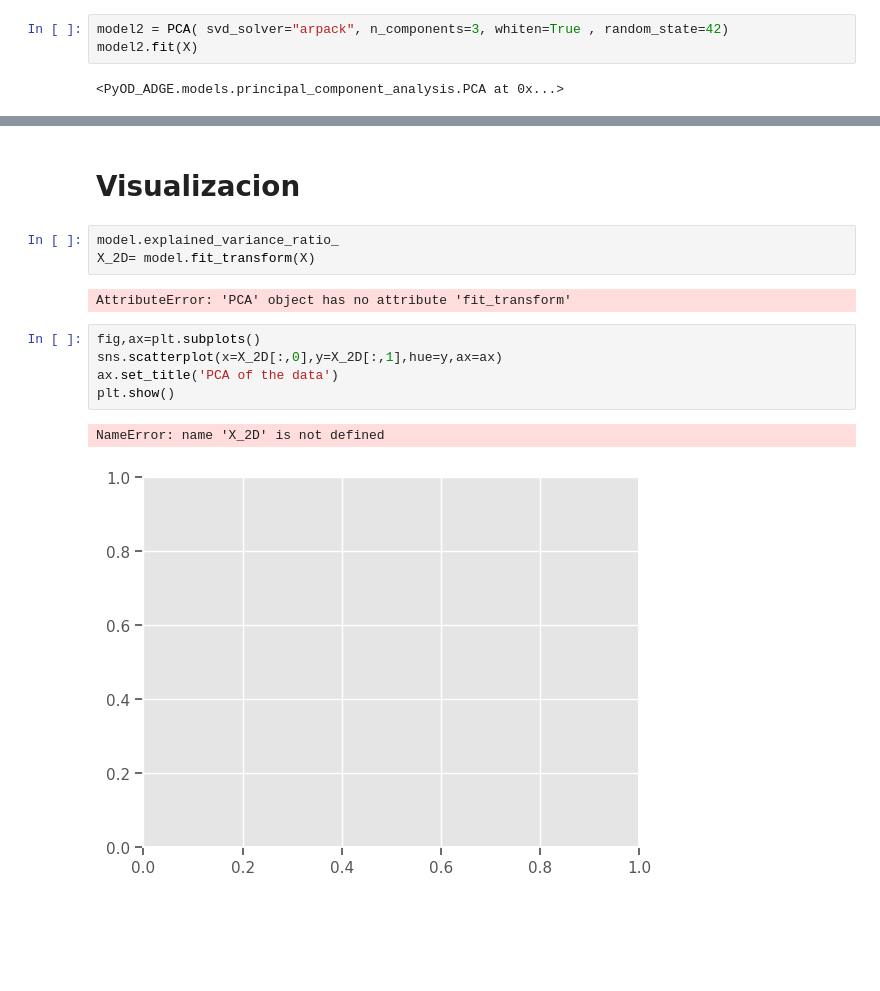
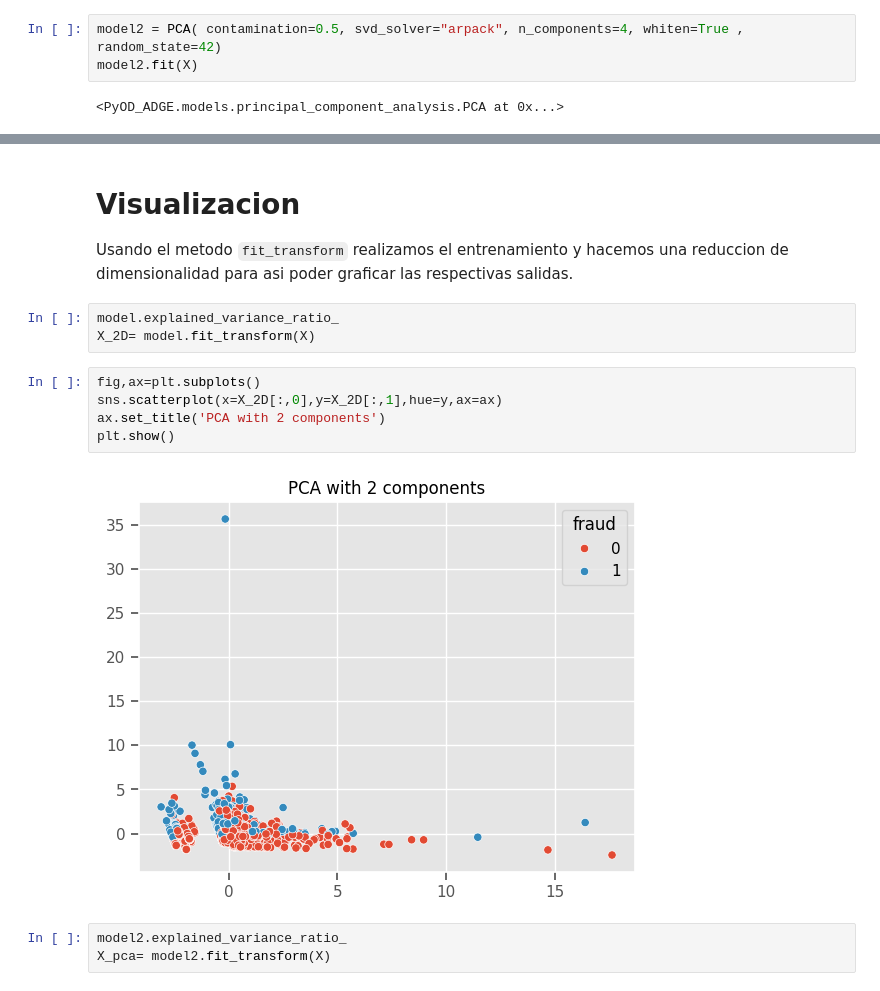
Before and after one commit to Jonkkeyler333/PyOD_ADGE, a Jupyter notebook: notebooks/pca.ipynb, the cells around one changed output, grey strips where cells are left out. Cells and saved outputs as stored; diff of their text form; blank space fills up the shorter version.

```diff
--- a/notebooks/pca.ipynb
+++ b/notebooks/pca.ipynb
@@ -99,5 +137,5 @@ Threshold for 95%:  52.13923003105487
 # %%
-model2 = PCA( svd_solver="arpack", n_components=3, whiten=True , random_state=42)
+model2 = PCA( contamination=0.5, svd_solver="arpack", n_components=4, whiten=True , random_state=42)
 model2.fit(X)
 # %% [output]
 <PyOD_ADGE.models.principal_component_analysis.PCA at 0x...>
@@ -129,15 +167,16 @@ Threshold for 95%:  80.14844171116694
-# %% [markdown]
-# Visualizacion
+# %% [markdown]
+# Visualizacion
+Usando el metodo ``fit_transform`` realizamos el entrenamiento y hacemos una reduccion de dimensionalidad para asi poder graficar las respectivas salidas.
 # %%
 model.explained_variance_ratio_
 X_2D= model.fit_transform(X)
-# %% [output]
-AttributeError: 'PCA' object has no attribute 'fit_transform'
 # %%
 fig,ax=plt.subplots()
 sns.scatterplot(x=X_2D[:,0],y=X_2D[:,1],hue=y,ax=ax)
-ax.set_title('PCA of the data')
+ax.set_title('PCA with 2 components')
 plt.show()
 # %% [output]
-NameError: name 'X_2D' is not defined
-[figure, old version]
+[figure, new version]
+# %%
+model2.explained_variance_ratio_
+X_pca= model2.fit_transform(X)
```
Also changed, not shown: parts of 16 cells of this notebook.
